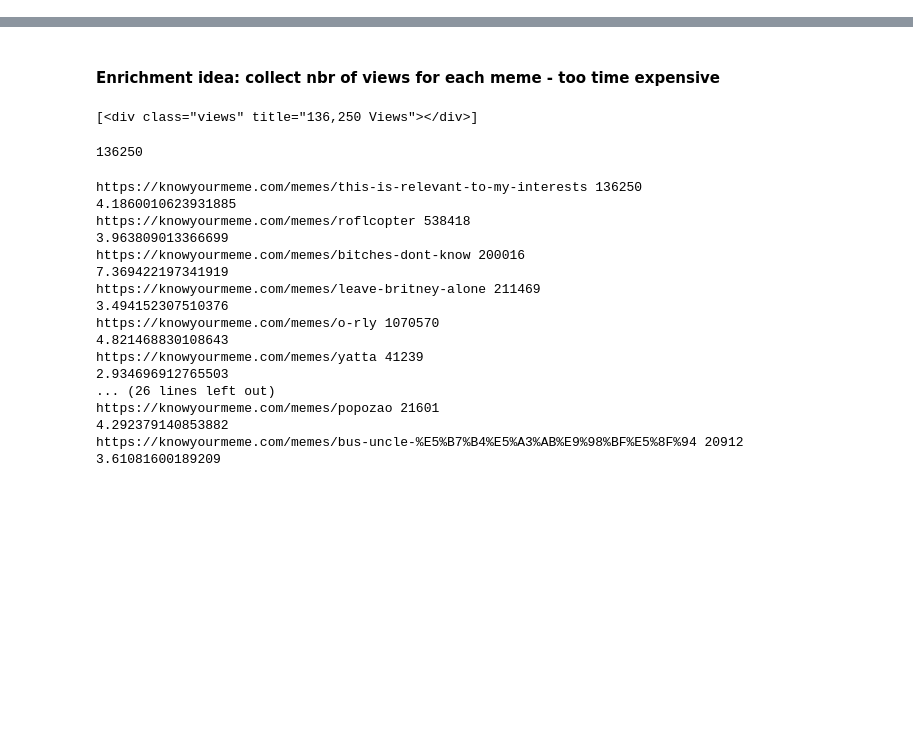
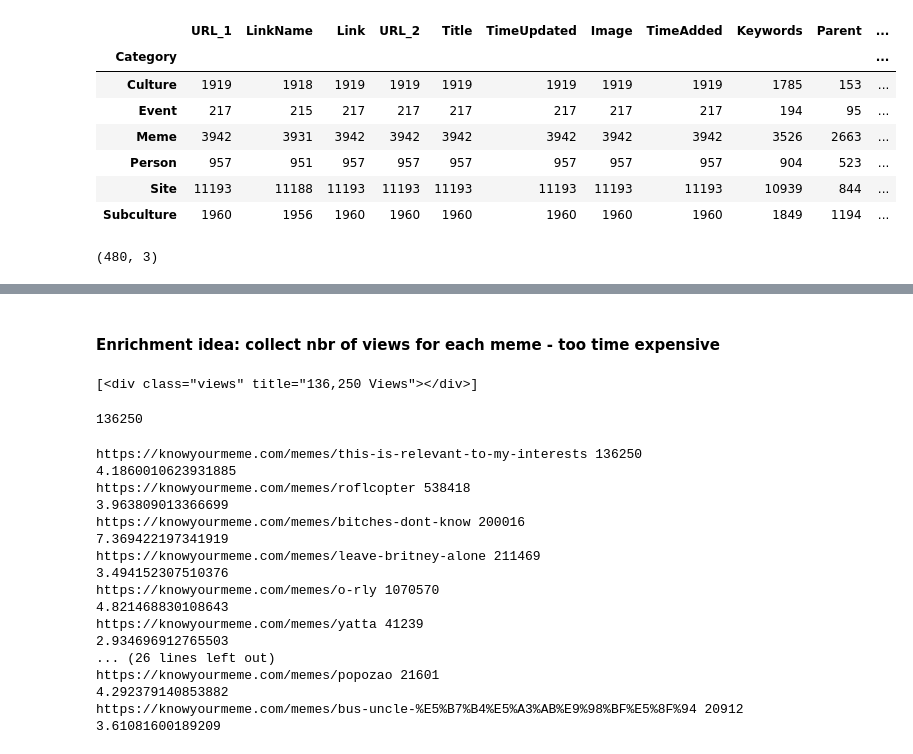
Before and after one commit to MReintop/DataEngProject_Team2, a Jupyter notebook: enrichment_ideas.ipynb, the cells around one changed output, grey strips where cells are left out. Drawn from its saved outputs; the diff is of its cells as text; code cells hidden in the pictures; blank space fills up the shorter version.

```diff
--- a/enrichment_ideas.ipynb
+++ b/enrichment_ideas.ipynb
@@ -0,0 +256,16 @@
+# %%
+merged_link_spread = spread_links.merge(df,left_on='Link', right_on='URL', how='left', suffixes=('_1', '_2'))
+merged_link_spread.groupby(by="Category").count()
+# %% [output]
+|  | URL_1 | LinkName | Link | URL_2 | Title | TimeUpdated | Image | TimeAdded | Keywords | Parent | ... |
+| Category |  |  |  |  |  |  |  |  |  |  | ... |
+| Culture | 1919 | 1918 | 1919 | 1919 | 1919 | 1919 | 1919 | 1919 | 1785 | 153 | ... |
+| Event | 217 | 215 | 217 | 217 | 217 | 217 | 217 | 217 | 194 | 95 | ... |
+| Meme | 3942 | 3931 | 3942 | 3942 | 3942 | 3942 | 3942 | 3942 | 3526 | 2663 | ... |
+| Person | 957 | 951 | 957 | 957 | 957 | 957 | 957 | 957 | 904 | 523 | ... |
+| Site | 11193 | 11188 | 11193 | 11193 | 11193 | 11193 | 11193 | 11193 | 10939 | 844 | ... |
+| Subculture | 1960 | 1956 | 1960 | 1960 | 1960 | 1960 | 1960 | 1960 | 1849 | 1194 | ... |
+# %%
+notex_links.shape
+# %% [output]
+(480, 3)
```
Also changed, not shown: parts of 37 cells of this notebook, 2 other files.
